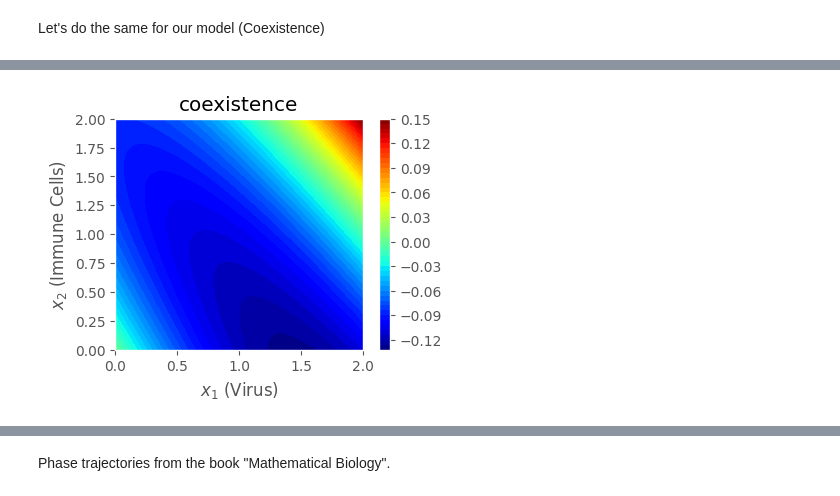
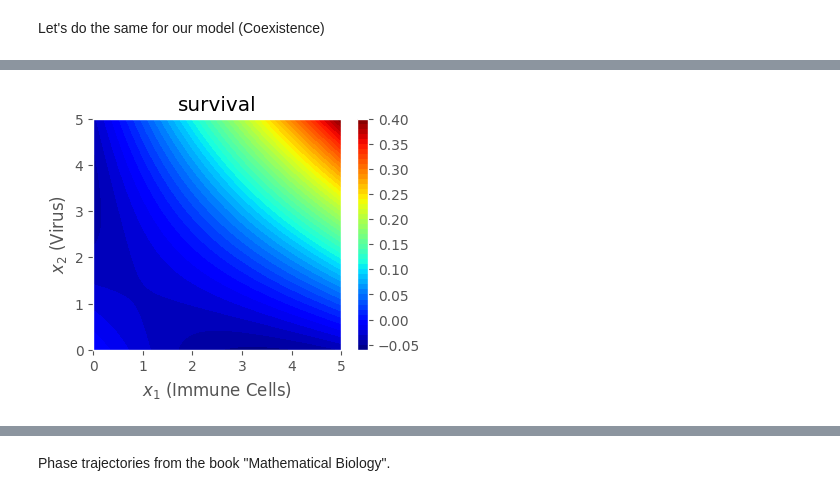
Before and after one commit to tirtho109/MasterThesis, a Jupyter notebook: src/SCIANN/sciann_model2.ipynb, the cells around one changed output, grey strips where cells are left out. Saved outputs shown, nothing was run; the diff lists cells and outputs as text; code cells hidden in the pictures.

Commit message:
Energy func. added to the code

```diff
--- a/src/SCIANN/sciann_model2.ipynb
+++ b/src/SCIANN/sciann_model2.ipynb
@@ -433,8 +478,8 @@ def plot_energy(phi_values, x1, x2, title=None):
         plt.title("Energy Landscape (Lyapunov Function)")
     else:
         plt.title(title)
-    plt.xlabel("$x_1$ (Virus)")
-    plt.ylabel("$x_2$ (Immune Cells)")
+    plt.xlabel("$x_1$ (Immune Cells)")
+    plt.ylabel("$x_2$ (Virus)")
     plt.show()
 # %%
 x1_range = np.linspace(0, 1.3, 500)
@@ -472,5 +517,10 @@ def phi_comp(u, v, type="coexistence"):
         r = 0.5; a1 = 0.3; a2 = 0.6; b1 = 0.7; b2 = 0.3
     else:
         raise TypeError("Please put correct Case!")
-    return (- b1 * b2 * u + 0.5 * b1 * b2 * a1 * u**2 + b1 * b2 * a2 * v * u -
-            a1 * a2 * r * v + a1 * a2 * r * b1 * u * v + 0.5 * a1 * a2 * r * b2 * v**2)
+    # return (- b1 * b2 * u + 0.5 * b1 * b2 * a1 * u**2 + b1 * b2 * a2 * v * u -
+    #         a1 * a2 * r * v + a1 * a2 * r * b1 * u * v + 0.5 * a1 * a2 * r * b2 * v**2)
+    # return (-b1*u -a2*v + 0.5*(a1*b1*u*u + a2*b2*v*v) + 2*a2*b1*u*v)
+    # return ((-a1*a2*v - b1*b2*u) + a1*b2*0.5*(b1*u*u+a2*v*v) + a2*b1*u*v*(b2+a1))
+    # return ((-a1*a2*v*r - b1*b2*u) + a1*b2*0.5*(b1*u*u + a1*r*v*v) + a2*b1*u*v*(b2+a1*r))
+    # return (-a1*b2*r*(b1*u+a2*v) + 2*a1*a2*b1*b2*r*u*v + 0.5*r*a1*b2*(a1*b1*u*u + a2*b2*v*v))
+    return (-a1*b2*r*(b1*u+a2*v) + a1*a2*b1*b2*r*u*v + 0.5*r*a1*b2*(a1*b1*u*u + a2*b2*v*v))
@@ -477,9 +541,9 @@ def phi_comp(u, v, type="coexistence"):
 # %%
-u_range = np.linspace(0, 2, 500)
-v_range = np.linspace(0, 2, 500)
+u_range = np.linspace(0, 5, 500)
+v_range = np.linspace(0, 5, 500)
 u, v = np.meshgrid(u_range, v_range)
 
-phi_comp_values = phi_comp(u, v, "coexistence")
-plot_energy(phi_comp_values, u, v, "coexistence")
+phi_comp_values = phi_comp(u, v, "survival")
+plot_energy(phi_comp_values, u, v, "survival")
 # %% [output]
-[figure, old version]
+[figure, new version]
```
Also changed, not shown: parts of 21 cells of this notebook, 1 other file.
